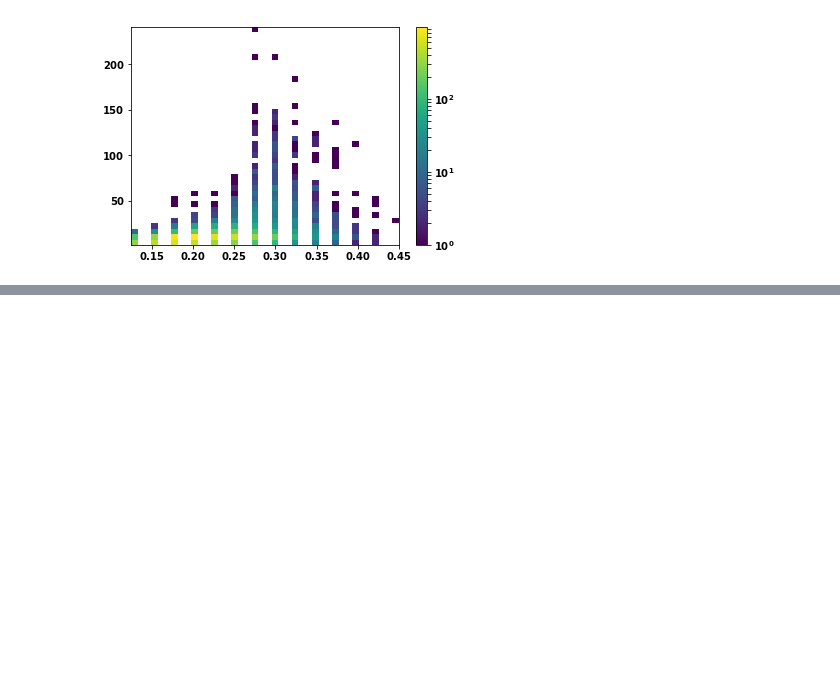
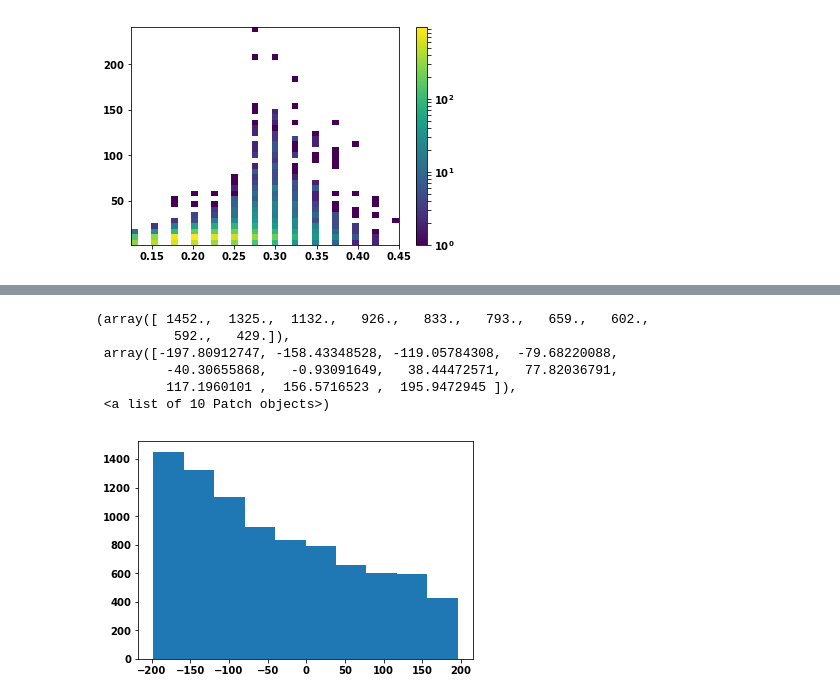
Before and after one commit to neuslopez/ICARO, a Jupyter notebook: CoMC.ipynb, the cells around one changed output, grey strips where cells are left out. Saved outputs shown, nothing was run; the diff lists cells and outputs as text; code cells hidden in the pictures; blank space fills up the shorter version.

```diff
--- a/CoMC.ipynb
+++ b/CoMC.ipynb
@@ -326,0 +277,10 @@ plt.show()
+# %%
+plt.hist(s2si.x)
+# %% [output]
+(array([ 1452.,  1325.,  1132.,   926.,   833.,   793.,   659.,   602.,
+          592.,   429.]),
+ array([-197.80912747, -158.43348528, -119.05784308,  -79.68220088,
+         -40.30655868,   -0.93091649,   38.44472571,   77.82036791,
+         117.1960101 ,  156.5716523 ,  195.9472945 ]),
+ <a list of 10 Patch objects>)
+[figure, added]
```
Also changed, not shown: parts of 43 cells of this notebook, 5 other files.
